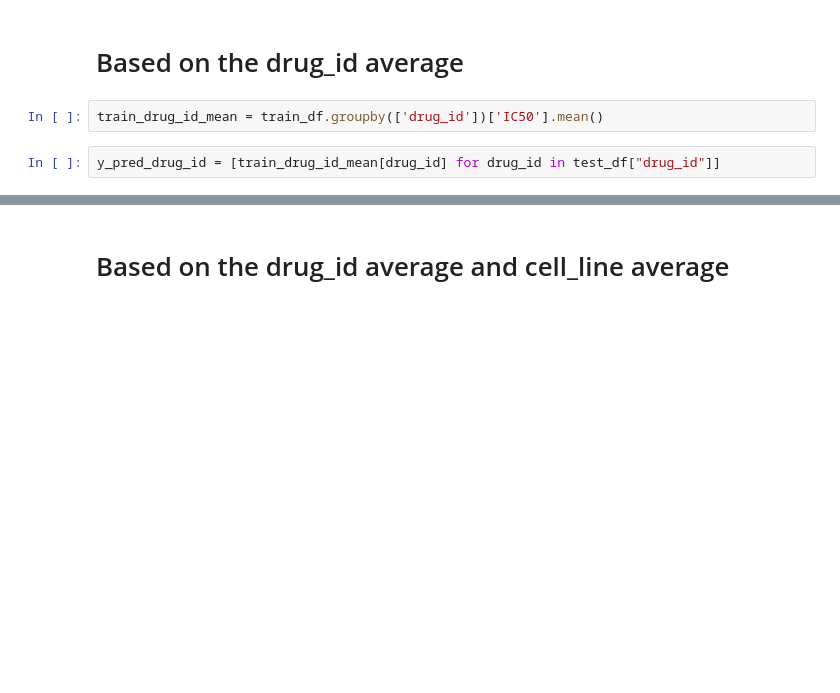
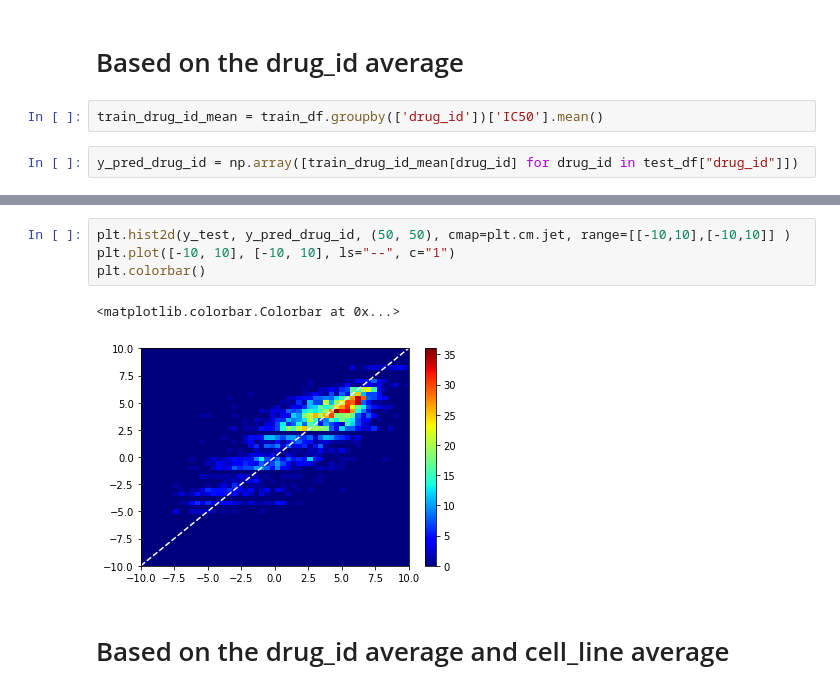
Before and after one commit to soerenetler/Cancer-Drug-Response-Prediction, a Jupyter notebook: Averaging_Baseline.ipynb, the cells around one changed output, grey strips where cells are left out. Drawn from its saved outputs; the diff is of its cells as text; blank space fills up the shorter version.

```diff
--- a/Averaging_Baseline.ipynb
+++ b/Averaging_Baseline.ipynb
@@ -32,4 +59,4 @@ mean_squared_error(y_test, y_pred_cell_line)
 # %%
 train_drug_id_mean = train_df.groupby(['drug_id'])['IC50'].mean()
 # %%
-y_pred_drug_id = [train_drug_id_mean[drug_id] for drug_id in test_df["drug_id"]]
+y_pred_drug_id = np.array([train_drug_id_mean[drug_id] for drug_id in test_df["drug_id"]])
@@ -40,3 +75,10 @@ mean_squared_error(y_test, y_pred_drug_id)
+# %%
+plt.hist2d(y_test, y_pred_drug_id, (50, 50), cmap=plt.cm.jet, range=[[-10,10],[-10,10]] )
+plt.plot([-10, 10], [-10, 10], ls="--", c="1")
+plt.colorbar()
+# %% [output]
+<matplotlib.colorbar.Colorbar at 0x...>
+[figure, added]
 # %% [markdown]
 # Based on the drug_id average and cell_line average
 # %%
```
Also changed, not shown: parts of 17 cells of this notebook, 1 other file.
